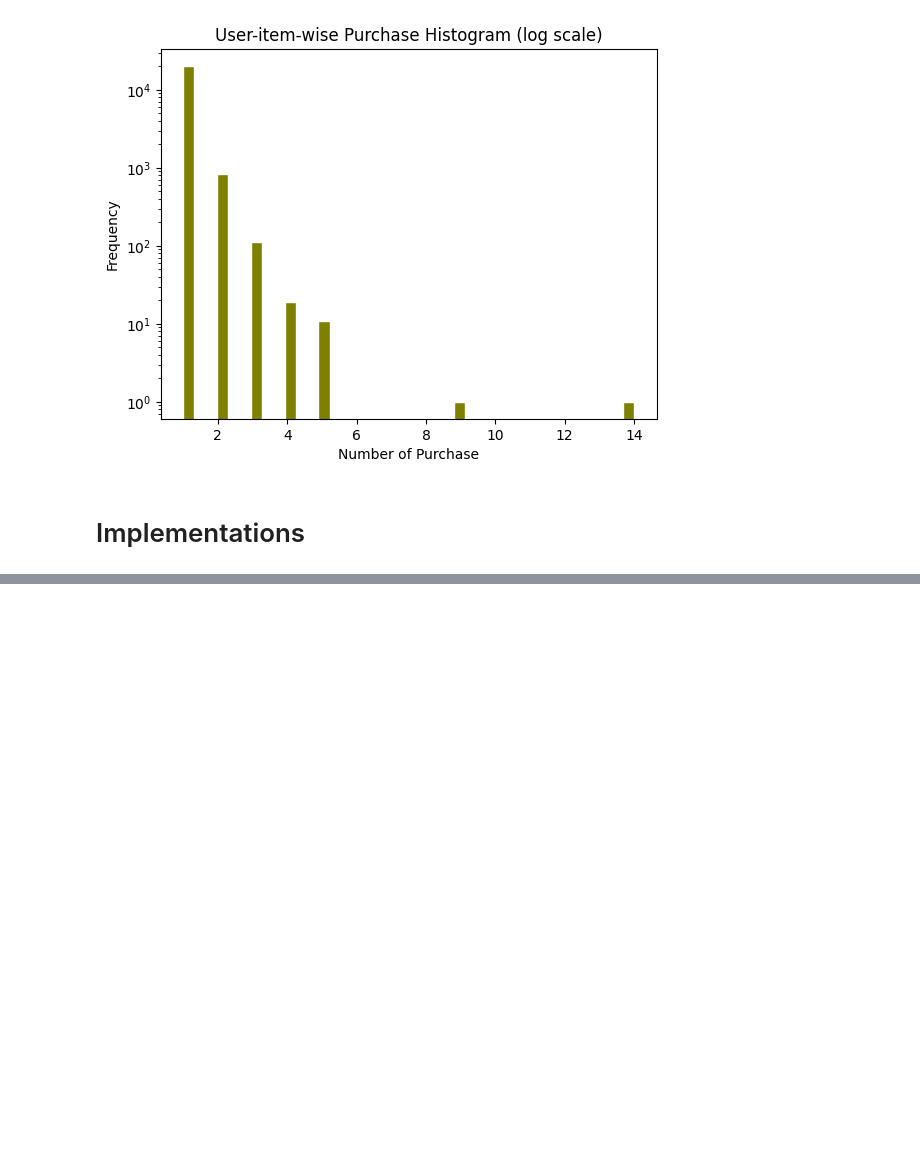
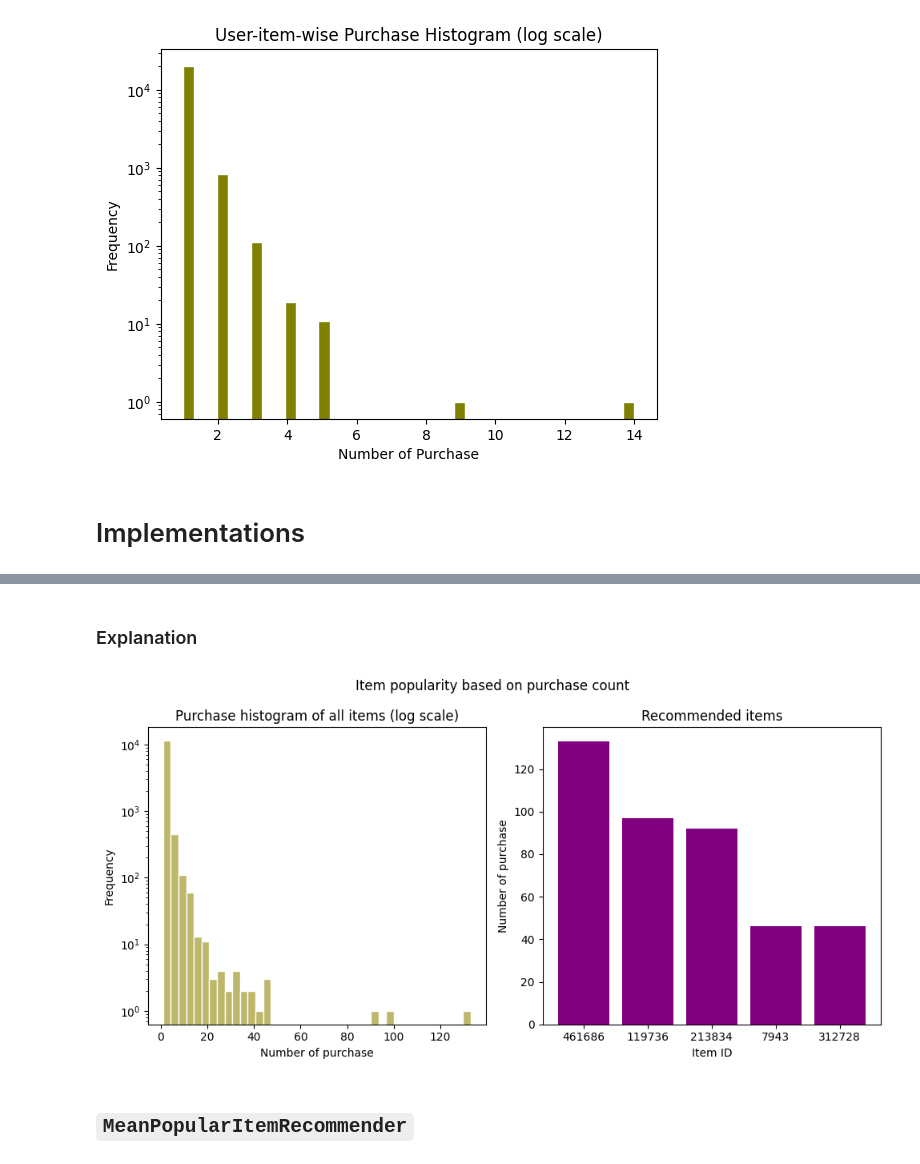
Before and after one commit to matthew-balogh/recommendation-systems-project, a Jupyter notebook: project.ipynb, the cells around one changed output, grey strips where cells are left out. Cells and saved outputs as stored; diff of their text form; code cells hidden in the pictures; blank space fills up the shorter version.

```diff
--- a/project.ipynb
+++ b/project.ipynb
@@ -40,5 +41,6 @@ For the moment, only the `events` dataset is used.
 # %%
-events = pd.read_csv(path + "/events.csv", dtype={'timestamp': int, 'visitorid': int, 'itemid': int, 'event': 'string', 'transactionid': object})
+events = pd.read_csv(path + "/events.csv",
+                     dtype={'timestamp': int, 'visitorid': int, 'itemid': int, 'event': 'string', 'transactionid': object})
 # %% [markdown]
 ## Exploratory Data Analysis
 # %%
@@ -178,0 +210,5 @@ assert transaction_events[transaction_events['visitorid'] == designated_visitor_
+# %%
+items_recommended = (
+    PopularItemRecommender(transaction_events, verb=True)
+        .recommend(N)
+)
@@ -178,0 +221,38 @@ assert transaction_events[transaction_events['visitorid'] == designated_visitor_
+# %% [markdown]
+### Explanation
+# %%
+fig, axes = plt.subplots(1, 2, figsize=(10, 5))
+
+# 0
+ax = axes[0]
+df = transaction_events.groupby(by='itemid')['transactionid'].count()
+ax.hist(df, bins=40, edgecolor="white", color="darkkhaki")
+
+ax.set_title("Purchase histogram of all items (log scale)")
+ax.set_xlabel("Number of purchase")
+ax.set_ylabel("Frequency")
+ax.set_yscale('log')
+
+# 1
+ax = axes[1]
+df = (transaction_events
+    .pipe(lambda df: df[df['itemid'].isin(items_recommended)])
+    .pipe(lambda df: df.groupby(by='itemid')['transactionid'].count())
+    .rename('purchase count')
+    .sort_values(ascending=False)
+    .reset_index()
+)
+
+ax.bar(df['itemid'].astype(str), df['purchase count'], color="purple")
+
+ax.set_xlabel("Item ID")
+ax.set_ylabel("Number of purchase")
+ax.set_title("Recommended items")
+
+plt.suptitle('Item popularity based on purchase count')
+plt.tight_layout()
+plt.show()
+# %% [output]
+[figure, added]
+# %% [markdown]
+## `MeanPopularItemRecommender`
```
Also changed, not shown: parts of 37 cells of this notebook.
